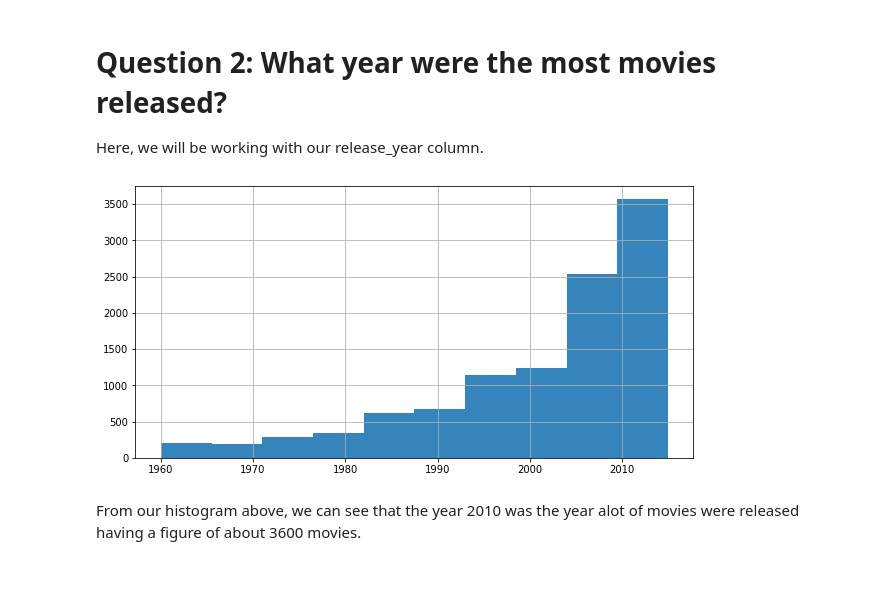
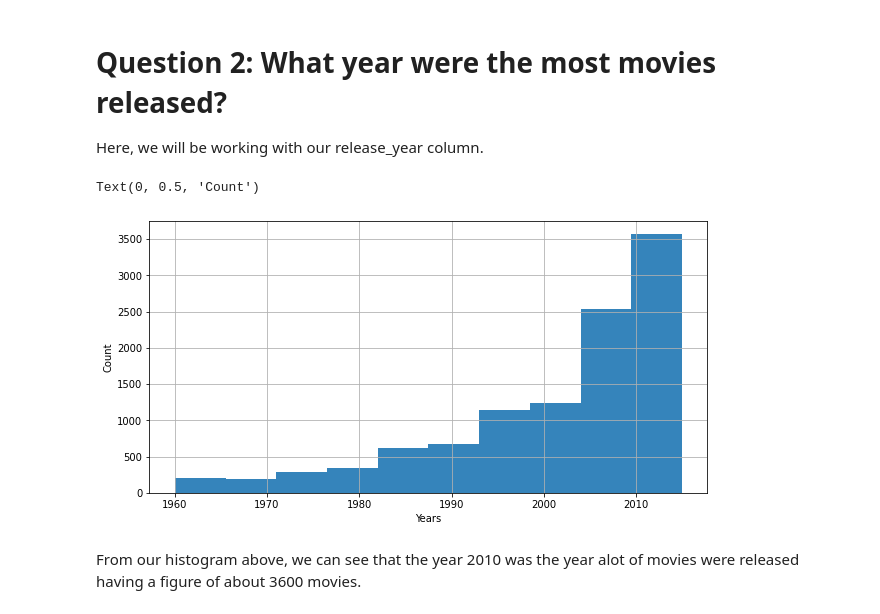
Before and after one commit to BlessingBeee/ALX-Project-TMDb-, a Jupyter notebook: Blessing_Movie.ipynb, the cells around one changed output. Cells and saved outputs as stored; diff of their text form; code cells hidden in the pictures; blank space fills up the shorter version.

```diff
--- a/Blessing_Movie.ipynb
+++ b/Blessing_Movie.ipynb
@@ -416,9 +450,12 @@ As we can see from the above chart, in the year 1960, less than 50 movies from t
 Here, we will be working with our release_year column.
 # %%
 fig, ax = plt.subplots(figsize=(10,5))
-movie_df['release_year'].hist(alpha=0.9);
+movie_df['release_year'].hist(alpha=0.9)
+plt.xlabel('Years')
+plt.ylabel('Count')
 # %% [output]
+Text(0, 0.5, 'Count')
-[figure, old version]
+[figure, new version]
 # %% [markdown]
 From our histogram above, we can see that the year 2010 was the year alot of movies were released having a figure of about 3600 movies.
 # %% [markdown]
```
Also changed, not shown: parts of 6 cells of this notebook.
